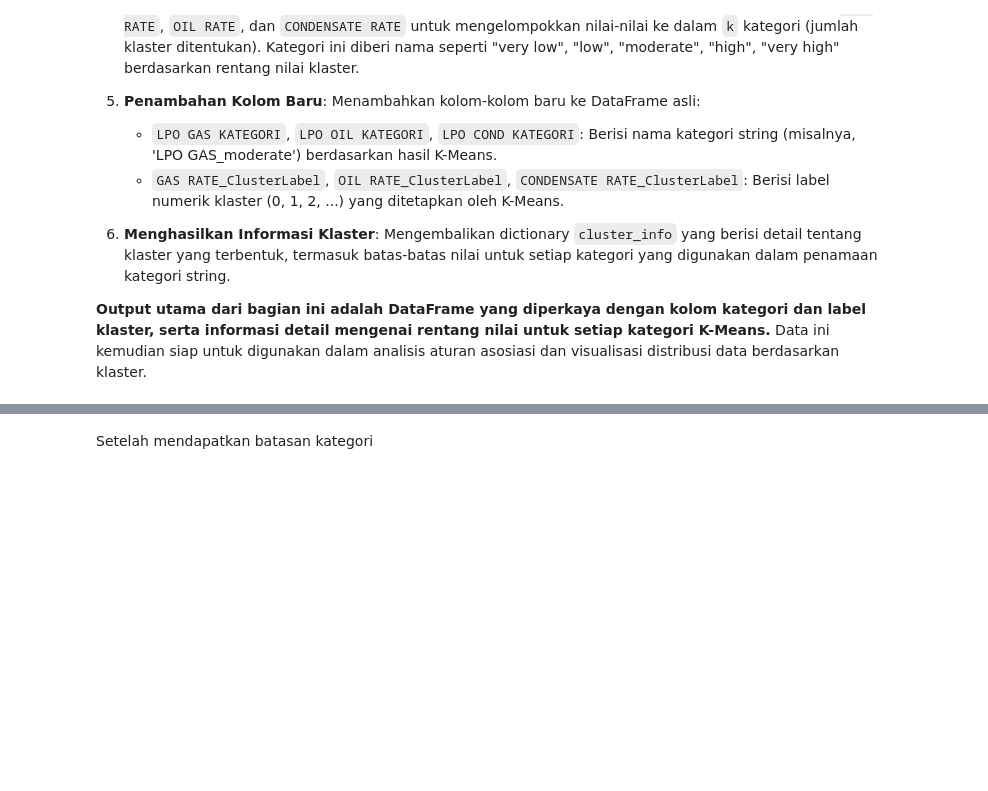
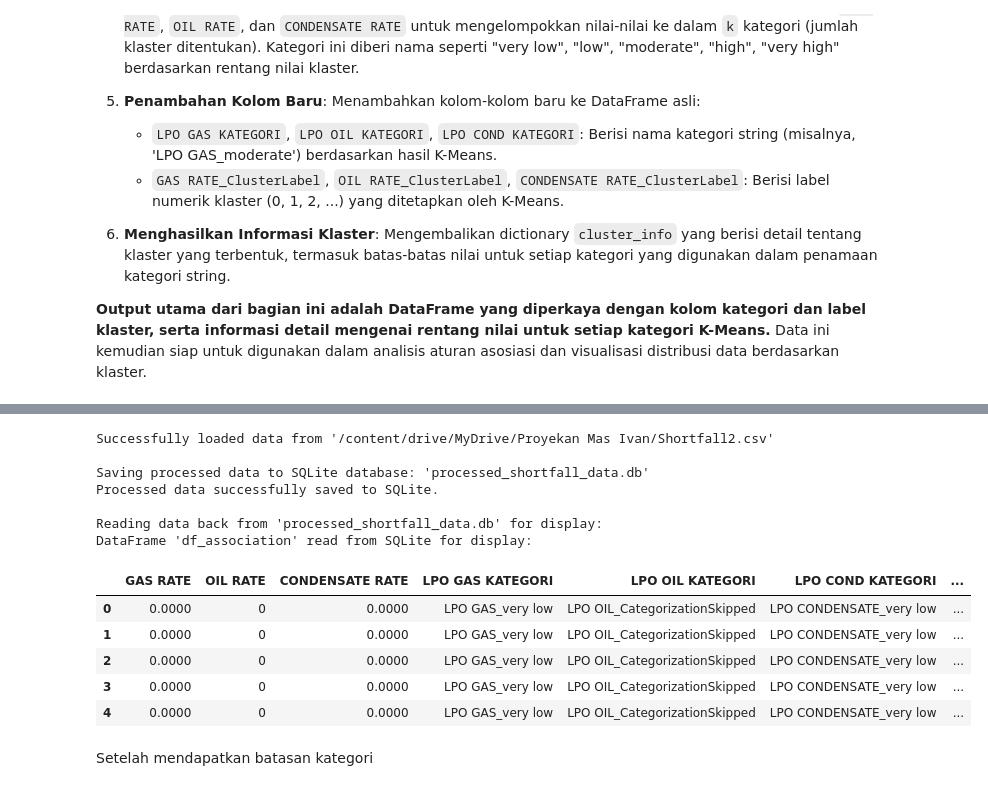
Before and after one commit to ridoya09/Proyek-Analisis-Data, a Jupyter notebook: Apriori/Engine_Apriori_LPO.ipynb, the cells around one changed output, grey strips where cells are left out. Saved outputs shown, nothing was run; the diff lists cells and outputs as text; code cells hidden in the pictures; blank space fills up the shorter version.

```diff
--- a/Apriori/Engine_Apriori_LPO.ipynb
+++ b/Apriori/Engine_Apriori_LPO.ipynb
@@ -733,3 +683,76 @@ Rentang Nilai Berdasarkan Batas Klaster:
+# %%
+# --- Cell 1: Call to process_data_with_kmeans Function ---
+
+# Ensure the function process_data_with_kmeans is defined (e.g., by running cell 22dfe91b)
+if 'process_data_with_kmeans' not in globals():
+    print("Error: Function 'process_data_with_kmeans' not found. Please run the cell containing the function definitions first.")
+    # Initialize variables to prevent errors in subsequent cells, even if this one fails
+    processed_sqlite_path = ""
+    df_association = pd.DataFrame() # Keep df_association for display/debugging if needed, though not used by next function
+    cluster_info = {} # Initialize cluster_info
+else:
+    # Define the input file path and output SQLite path
+    # Make sure the file path is correct and points to the CSV file
+    file_path = "/content/drive/MyDrive/Proyekan Mas Ivan/Shortfall2.csv" # Ensure this is a CSV now
+    output_db_path = "processed_shortfall_data.db" # Define the name for the output SQLite file
+
+    # Assuming k is available from cell OjdosFsFr7kn. If not, set a default.
+    # Check if 'k' is in the global scope and is a number, otherwise use default
+    if 'k' not in globals() or not isinstance(globals()['k'], (int, float)):
+        # print("Variable 'k' not found or is not a number, using default k=5 for categorization.") # Commented out
+        k_value = 5
+    else:
+        k_value = int(globals()['k']) # Ensure k_value is an integer
+
+
+    # Call the function to process data and save to SQLite
+    # The function now returns the path to the SQLite database AND cluster_info
+    # The process_data_with_kmeans function should handle the file reading and potential encoding issues
+    processed_sqlite_path, cluster_info = process_data_with_kmeans(file_path, k_value, output_db_path)
+
+    # --- Optional: Read back from SQLite for verification/display if needed ---
+    # Note: This step is not part of the core data flow for the next function (find_association_rules)
+    # but can be useful for debugging or verifying the SQLite output.
+    df_association = pd.DataFrame() # Re-initialize df_association (will be populated if read is successful)
+
+
+    if processed_sqlite_path:
+         print(f"\nReading data back from '{processed_sqlite_path}' for display:")
+         try:
+              conn_check = sqlite3.connect(processed_sqlite_path)
+              df_association = pd.read_sql_query("SELECT * FROM processed_data", conn_check)
+              conn_check.close()
+
+              if not df_association.empty:
+                   print("DataFrame 'df_association' read from SQLite for display:")
+                   # Display relevant columns including the new LPO categories and cluster labels
+                   display(df_association[['GAS RATE', 'OIL RATE', 'CONDENSATE RATE',
+                                          'LPO GAS KATEGORI', 'LPO OIL KATEGORI', 'LPO COND KATEGORI',
+                                          'GAS RATE_ClusterLabel', 'OIL RATE_ClusterLabel', 'CONDENSATE RATE_ClusterLabel']].head())
+              else:
+                   print("DataFrame read from SQLite is empty.")
+
+         except Exception as e:
+              print(f"Error reading data back from SQLite for display: {e}")
+
+    # --- cluster_info is now captured from the function call ---
+
+# Note: processed_sqlite_path and cluster_info are now available in the global scope after the function call.
+# df_association is also available if read back from SQLite for display.
+# %% [output]
+Successfully loaded data from '/content/drive/MyDrive/Proyekan Mas Ivan/Shortfall2.csv'
+
+Saving processed data to SQLite database: 'processed_shortfall_data.db'
+Processed data successfully saved to SQLite.
+
+Reading data back from 'processed_shortfall_data.db' for display:
+DataFrame 'df_association' read from SQLite for display:
+|  | GAS RATE | OIL RATE | CONDENSATE RATE | LPO GAS KATEGORI | LPO OIL KATEGORI | LPO COND KATEGORI | ... |
+| 0 | 0.0000 | 0 | 0.0000 | LPO GAS_very low | LPO OIL_CategorizationSkipped | LPO CONDENSATE_very low | ... |
+| 1 | 0.0000 | 0 | 0.0000 | LPO GAS_very low | LPO OIL_CategorizationSkipped | LPO CONDENSATE_very low | ... |
+| 2 | 0.0000 | 0 | 0.0000 | LPO GAS_very low | LPO OIL_CategorizationSkipped | LPO CONDENSATE_very low | ... |
+| 3 | 0.0000 | 0 | 0.0000 | LPO GAS_very low | LPO OIL_CategorizationSkipped | LPO CONDENSATE_very low | ... |
+| 4 | 0.0000 | 0 | 0.0000 | LPO GAS_very low | LPO OIL_CategorizationSkipped | LPO CONDENSATE_very low | ... |
 # %% [markdown]
 Setelah mendapatkan batasan kategori
 # %% [markdown]
```
Also changed, not shown: parts of 6 cells of this notebook.
